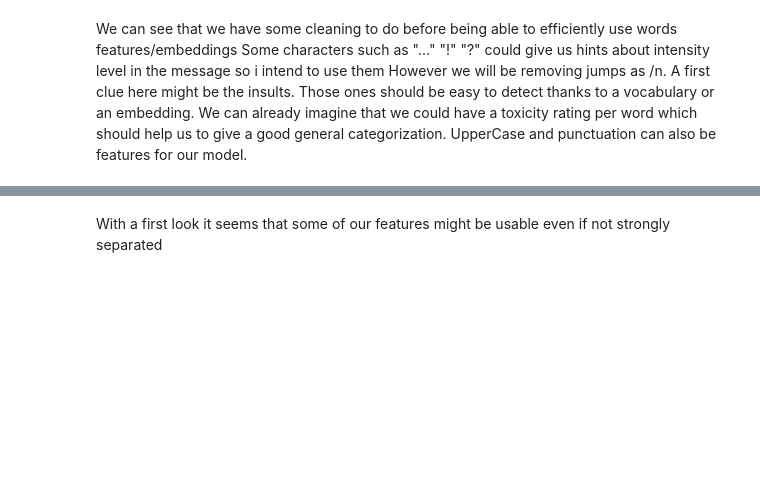
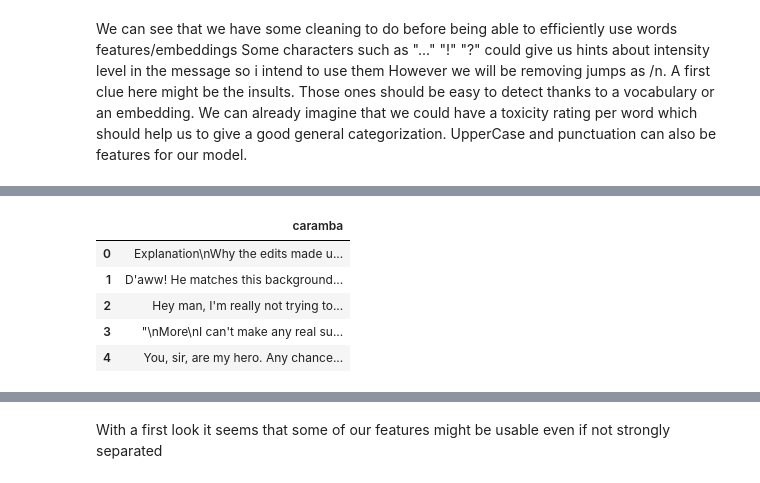
Before and after one commit to JBEven/Kaggle-ToxicComments, a Jupyter notebook: code/Data Analysis.ipynb, the cells around one changed output, grey strips where cells are left out. Drawn from its saved outputs; the diff is of its cells as text; code cells hidden in the pictures; blank space fills up the shorter version.

```diff
--- a/code/Data Analysis.ipynb
+++ b/code/Data Analysis.ipynb
@@ -166,3 +177,14 @@ extra_features_list=['nb_char','nb_word','dot','exclamation','semi-colon','comma
+# %%
+extraFeats = pd.DataFrame()
+extraFeats['caramba']=inputs['comment_text']
+extraFeats.head()
+# %% [output]
+|  | caramba |
+| 0 | Explanation\nWhy the edits made u... |
+| 1 | D'aww! He matches this background... |
+| 2 | Hey man, I'm really not trying to... |
+| 3 | "\nMore\nI can't make any real su... |
+| 4 | You, sir, are my hero. Any chance... |
 # %%
 inputs.loc[train['toxic']==1].describe()
 # %% [output]
```
Also changed, not shown: parts of 8 cells of this notebook, 2 other files.
